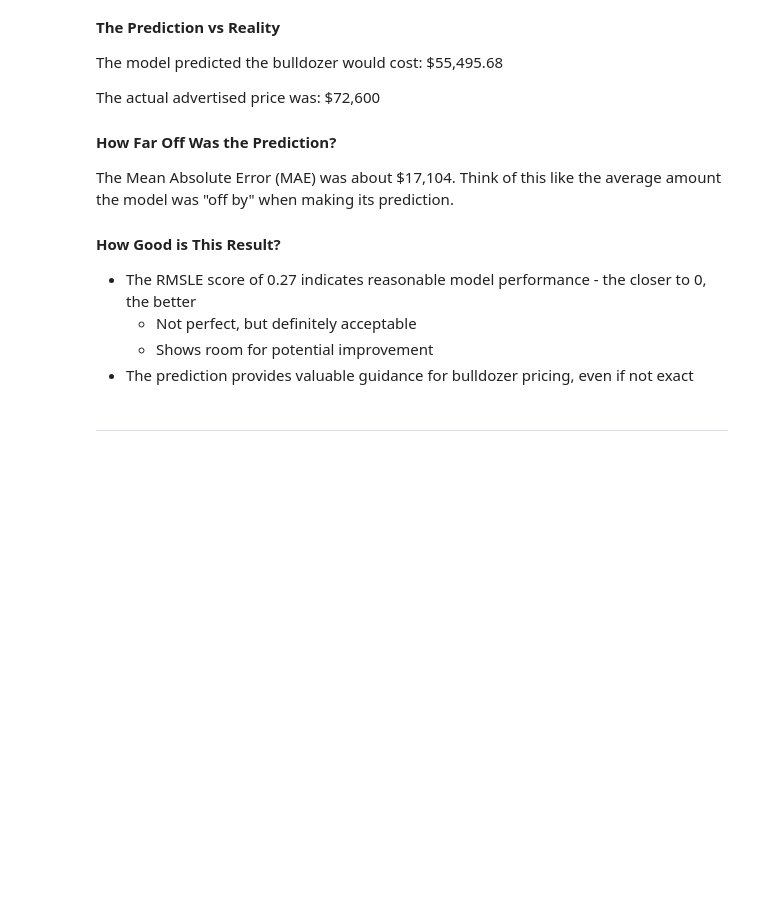
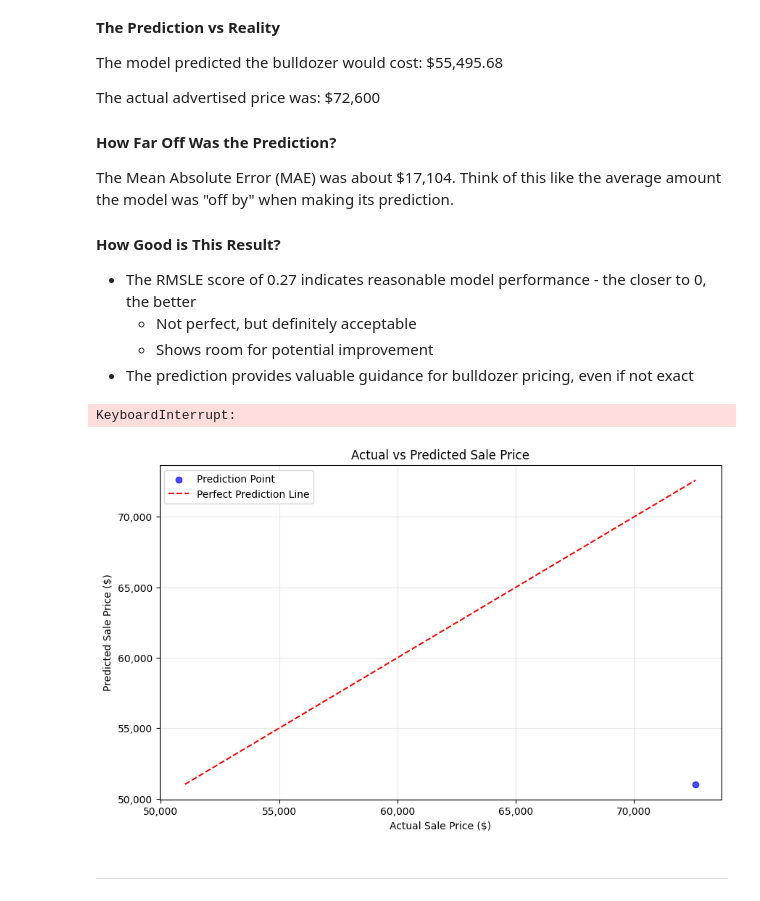
Before and after one commit to Blignaut24/About-BulldozerPriceGenius-_BPG-_v2, a Jupyter notebook: jupyter_notebooks/05_model_training_and_evaluation.ipynb, the cells around one changed output. Saved outputs shown, nothing was run; the diff lists cells and outputs as text; code cells hidden in the pictures; blank space fills up the shorter version.

Commit message:
feat: add matplotlib visualization code for actual vs predicted sale price plot

```diff
--- a/jupyter_notebooks/05_model_training_and_evaluation.ipynb
+++ b/jupyter_notebooks/05_model_training_and_evaluation.ipynb
@@ -2059,6 +2114,43 @@ The Mean Absolute Error (MAE) was about $17,104. Think of this like the average
     - Not perfect, but definitely acceptable
     - Shows room for potential improvement
 - The prediction provides valuable guidance for bulldozer pricing, even if not exact
+# %%
+import matplotlib.pyplot as plt
+import numpy as np
+
+# Create plot
+plt.figure(figsize=(10, 6))
+
+# Scatter plot of actual vs predicted values
+plt.scatter(custom_sample_actual_sale_price, custom_sample_pred,
+           color='blue', alpha=0.7, label='Prediction Point')
+
+# Add perfect prediction line
+min_val = min(min(custom_sample_actual_sale_price), min(custom_sample_pred))
+max_val = max(max(custom_sample_actual_sale_price), max(custom_sample_pred))
+plt.plot([min_val, max_val], [min_val, max_val],
+         'r--', label='Perfect Prediction Line')
+
+# Customize plot
+plt.xlabel('Actual Sale Price ($)')
+plt.ylabel('Predicted Sale Price ($)')
+plt.title('Actual vs Predicted Sale Price')
+plt.legend()
+plt.grid(True, alpha=0.3)
+
+# Format axis labels with comma for thousands
+plt.gca().xaxis.set_major_formatter(plt.FuncFormatter(lambda x, p: format(int(x), ',')))
+plt.gca().yaxis.set_major_formatter(plt.FuncFormatter(lambda x, p: format(int(x), ',')))
+
+plt.tight_layout()
+plt.show()
+
+# Print evaluation metrics
+print(f"[INFO] Model MAE on custom sample: {mean_absolute_error(y_pred=custom_sample_pred, y_true=custom_sample_actual_sale_price)}")
+print(f"[INFO] Model RMSLE on custom sample: {root_mean_squared_log_error(y_pred=custom_sample_pred, y_true=custom_sample_actual_sale_price)}")
+# %% [output]
+KeyboardInterrupt:
+[figure, added]
 # %% [markdown]
 ---
 # %% [markdown]
```
Also changed, not shown: parts of 31 cells of this notebook, 3 other files.
